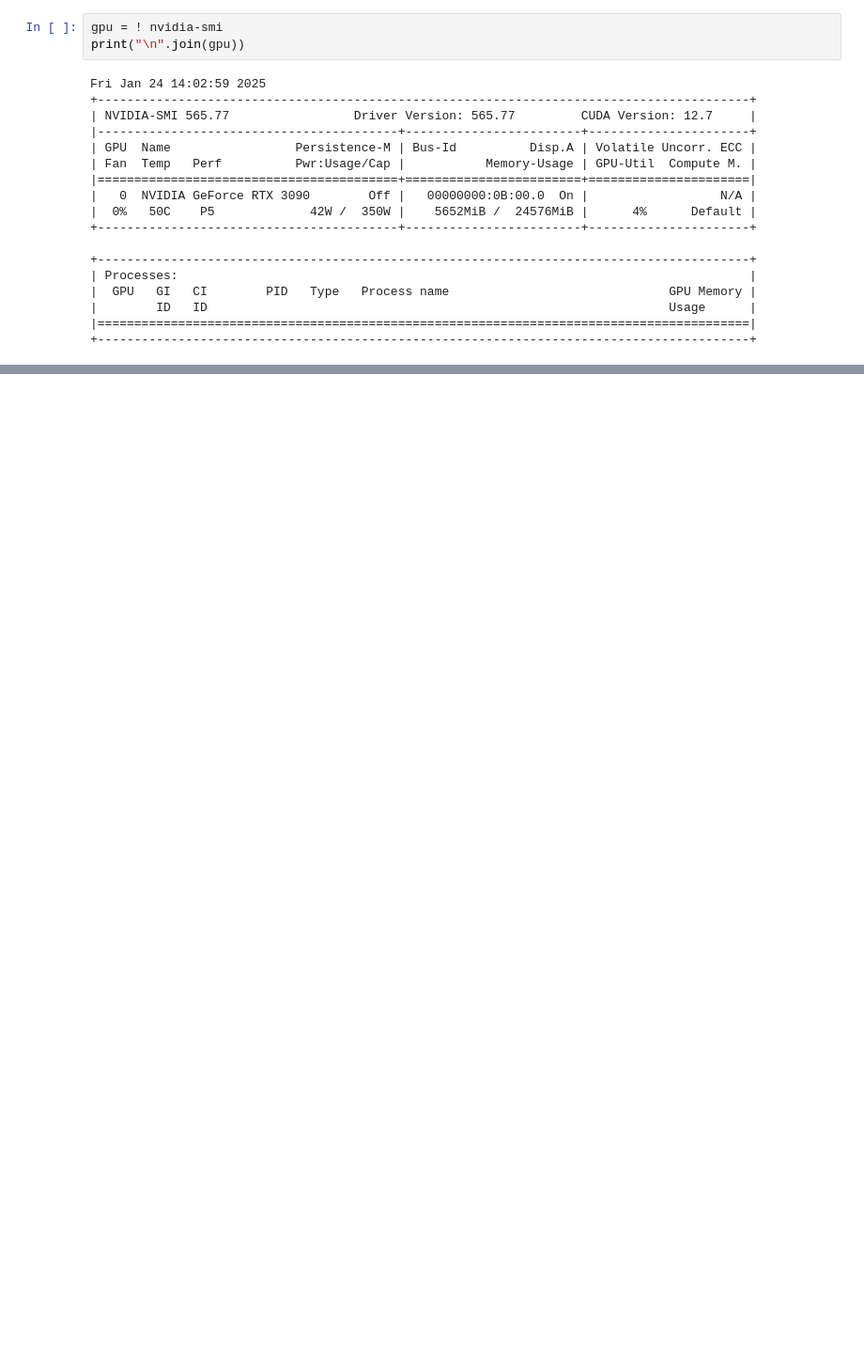
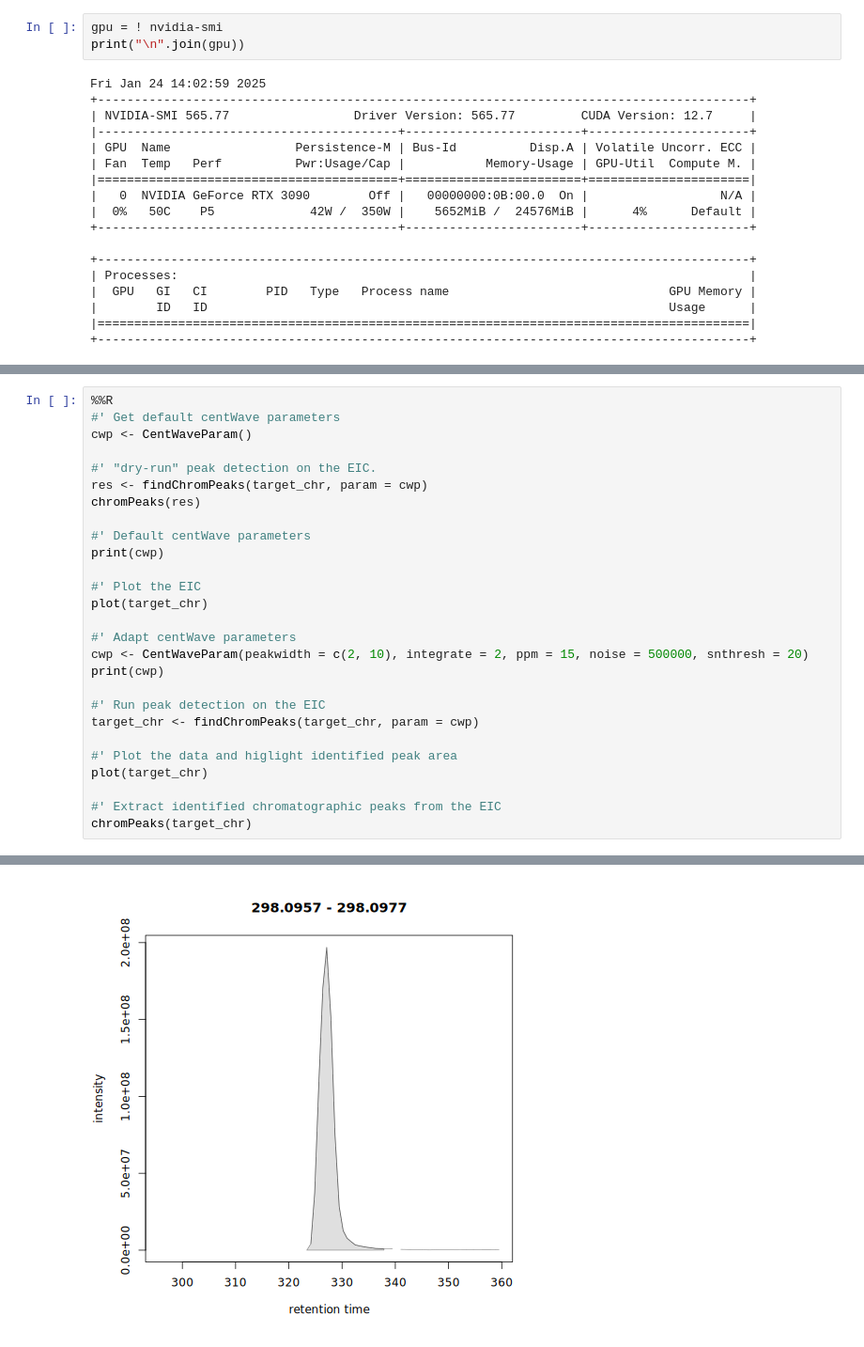
Before and after one commit to jonathan-hunter/Metabolomics-Pipeline, a Jupyter notebook: Docker/sync/metabolomics.ipynb, the cells around one changed output, grey strips where cells are left out. Shown at 94% size. Cells and saved outputs as stored; diff of their text form; blank space fills up the shorter version.

```diff
--- a/Docker/sync/metabolomics.ipynb
+++ b/Docker/sync/metabolomics.ipynb
@@ -475,0 +607,28 @@ Fri Jan 24 14:02:59 2025
+# %%
+%%R
+#' Get default centWave parameters
+cwp <- CentWaveParam()
+
+#' "dry-run" peak detection on the EIC.
+res <- findChromPeaks(target_chr, param = cwp)
+chromPeaks(res)
+
+#' Default centWave parameters
+print(cwp)
+
+#' Plot the EIC
+plot(target_chr)
+
+#' Adapt centWave parameters
+cwp <- CentWaveParam(peakwidth = c(2, 10), integrate = 2, ppm = 15, noise = 500000, snthresh = 20)
+print(cwp)
+
+#' Run peak detection on the EIC
+target_chr <- findChromPeaks(target_chr, param = cwp)
+
+#' Plot the data and higlight identified peak area
+plot(target_chr)
+
+#' Extract identified chromatographic peaks from the EIC
+chromPeaks(target_chr)
+# %% [output]
@@ -475,0 +652 @@ Fri Jan 24 14:02:59 2025
+[figure, added]
```
Also changed, not shown: parts of 21 cells of this notebook, 1 other file.
